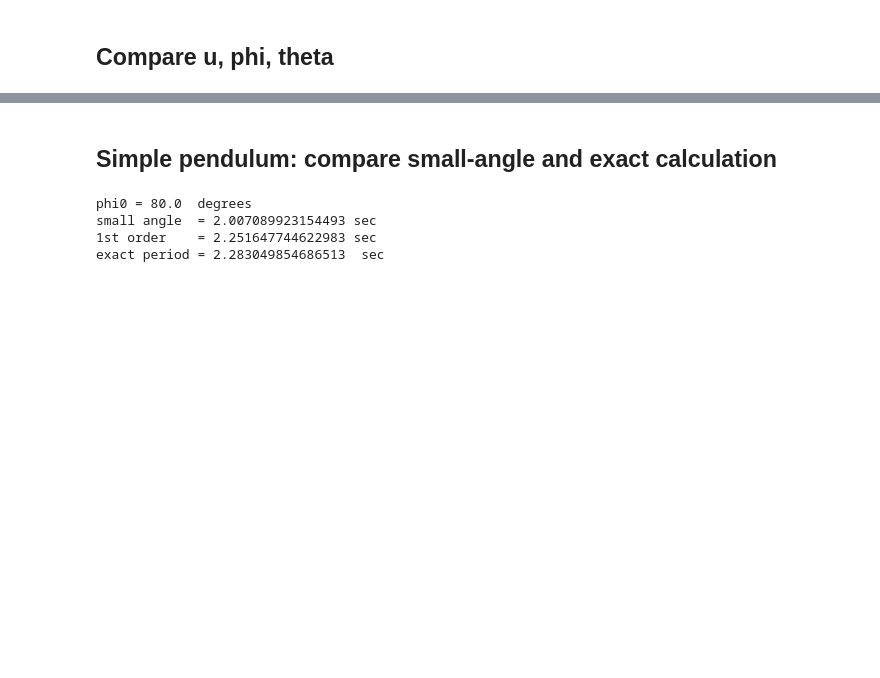
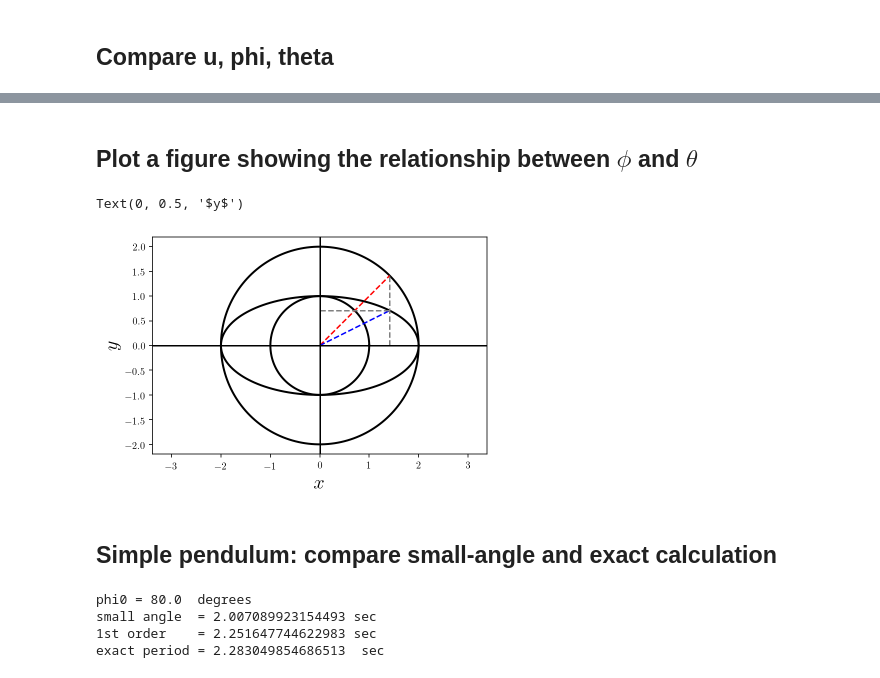
Before and after one commit to josephromano/josephromano.github.io, a Jupyter notebook: PHYS5306/notes/workbook.ipynb, the cells around one changed output, grey strips where cells are left out. Saved outputs shown, nothing was run; the diff lists cells and outputs as text; code cells hidden in the pictures; blank space fills up the shorter version.

```diff
--- a/PHYS5306/notes/workbook.ipynb
+++ b/PHYS5306/notes/workbook.ipynb
@@ -563,3 +595,54 @@ Text(0, 0.5, '$y$')
+# %% [markdown]
+## Plot a figure showing the relationship between $\phi$ and $\theta$
+# %%
+# semi-major, semi-minor axes
+a = 2.
+b = 1.
+
+# define phi array
+phis= np.linspace(0, 2*np.pi, 10000)
+
+# calculate corresponding theta values
+thetas = np.arctan2(b*np.sin(phis), a*np.cos(phis))
+thetas = np.unwrap(thetas)
+
+# ellipse and relevant circles
+x_ellipse = a*np.cos(phis)
+y_ellipse = b*np.sin(phis)
+
+x_a = a*np.cos(phis)
+y_a = a*np.sin(phis)
+
+x_b = b*np.cos(phis)
+y_b = b*np.sin(phis)
+
+# particular value of theta and phi
+phi0 = np.deg2rad(45)
+theta0 = np.arctan2(b*np.sin(phi0), a*np.cos(phi0))
+x0 = a*np.cos(phi0)
+y0 = b*np.sin(phi0)
+r0 = np.sqrt(x0**2 + y0**2)
+
+# plot ellipse, circles, and lines showing theta0 and phi0
+plt.figure()
+
+plt.plot(x_ellipse, y_ellipse, color='k', ls='-', lw=2)
+plt.plot(x_a, y_a, color='k', ls='-', lw=2)
+plt.plot(x_b, y_b, color='k', ls='-', lw=2)
+
+plt.plot([0, a*np.cos(phi0)], [0, a*np.sin(phi0)], c='red', ls='--')
+plt.plot([0, x0], [0, y0], c='blue', ls='--')
+plt.plot([x0, x0], [0, a*np.sin(phi0)], c='grey', ls='--')
+plt.plot([0, x0], [y0, y0], c='grey', ls='--')
+
+plt.axhline(0, c='k')
+plt.axvline(0, c='k')
+plt.axis('equal')
+plt.xlabel('$x$', size=20)
+plt.ylabel('$y$', size=20)
+# %% [output]
+Text(0, 0.5, '$y$')
+[figure, added]
 # %% [markdown]
 ## Simple pendulum: compare small-angle and exact calculation
 # %%
```
Also changed, not shown: parts of 8 cells of this notebook, 1 other file.
